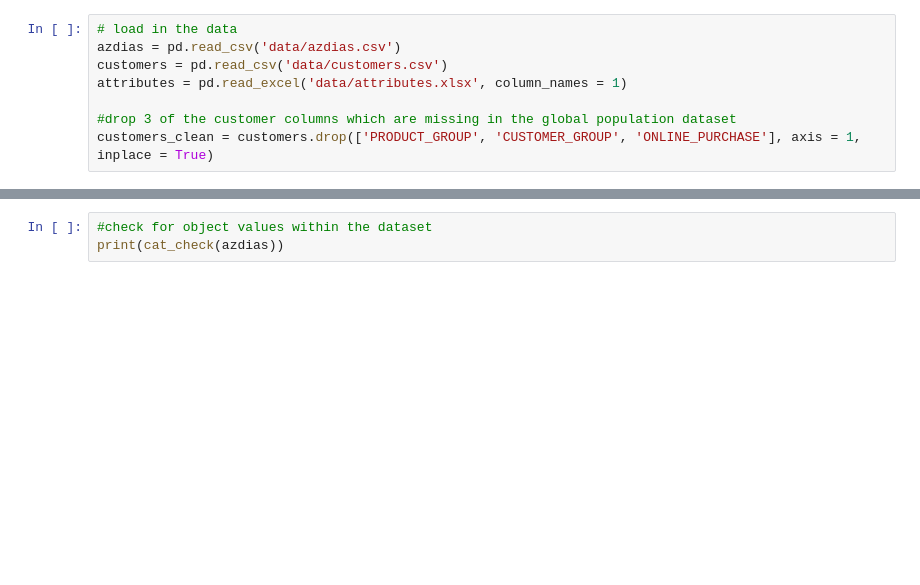
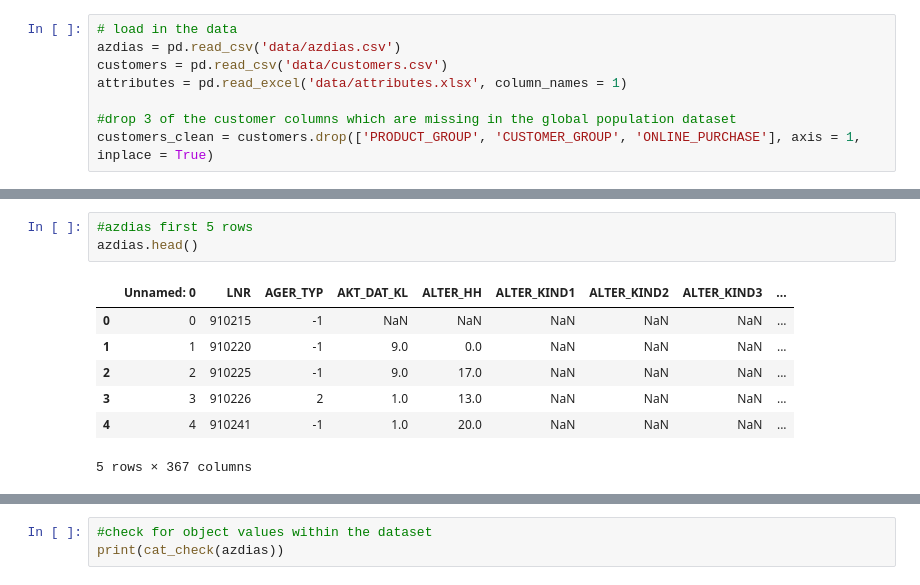
Before and after one commit to tmishinev/Customer_Segmentation_report-Arvato_Bertelsmann, a Jupyter notebook: Arvato Project Workbook.ipynb, the cells around one changed output, grey strips where cells are left out. Saved outputs shown, nothing was run; the diff lists cells and outputs as text; blank space fills up the shorter version.

```diff
--- a/Arvato Project Workbook.ipynb
+++ b/Arvato Project Workbook.ipynb
@@ -57,0 +63,11 @@ customers_clean = customers.drop(['PRODUCT_GROUP', 'CUSTOMER_GROUP', 'ONLINE_PUR
+# %%
+#azdias first 5 rows
+azdias.head()
+# %% [output]
+|  | Unnamed: 0 | LNR | AGER_TYP | AKT_DAT_KL | ALTER_HH | ALTER_KIND1 | ALTER_KIND2 | ALTER_KIND3 | ... |
+| 0 | 0 | 910215 | -1 | NaN | NaN | NaN | NaN | NaN | ... |
+| 1 | 1 | 910220 | -1 | 9.0 | 0.0 | NaN | NaN | NaN | ... |
+| 2 | 2 | 910225 | -1 | 9.0 | 17.0 | NaN | NaN | NaN | ... |
+| 3 | 3 | 910226 | 2 | 1.0 | 13.0 | NaN | NaN | NaN | ... |
+| 4 | 4 | 910241 | -1 | 1.0 | 20.0 | NaN | NaN | NaN | ... |
+5 rows × 367 columns
```
Also changed, not shown: parts of 8 cells of this notebook.
